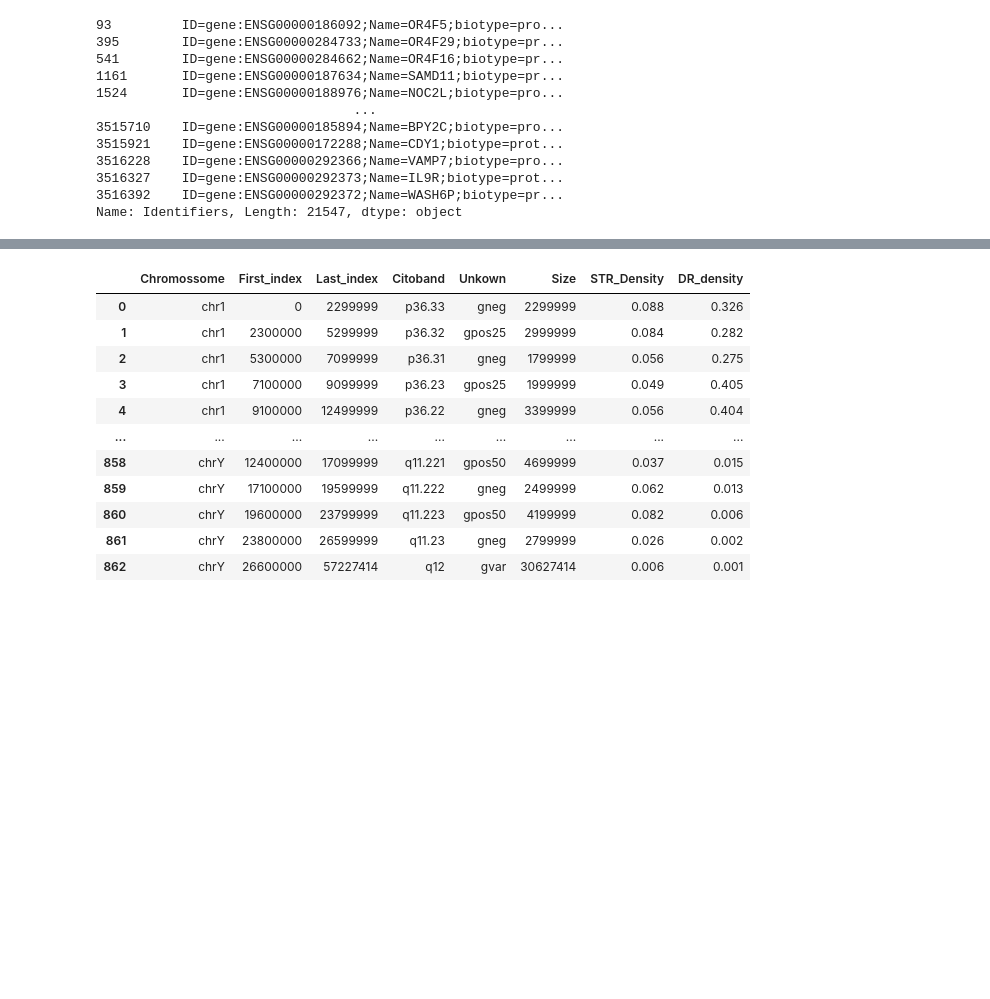
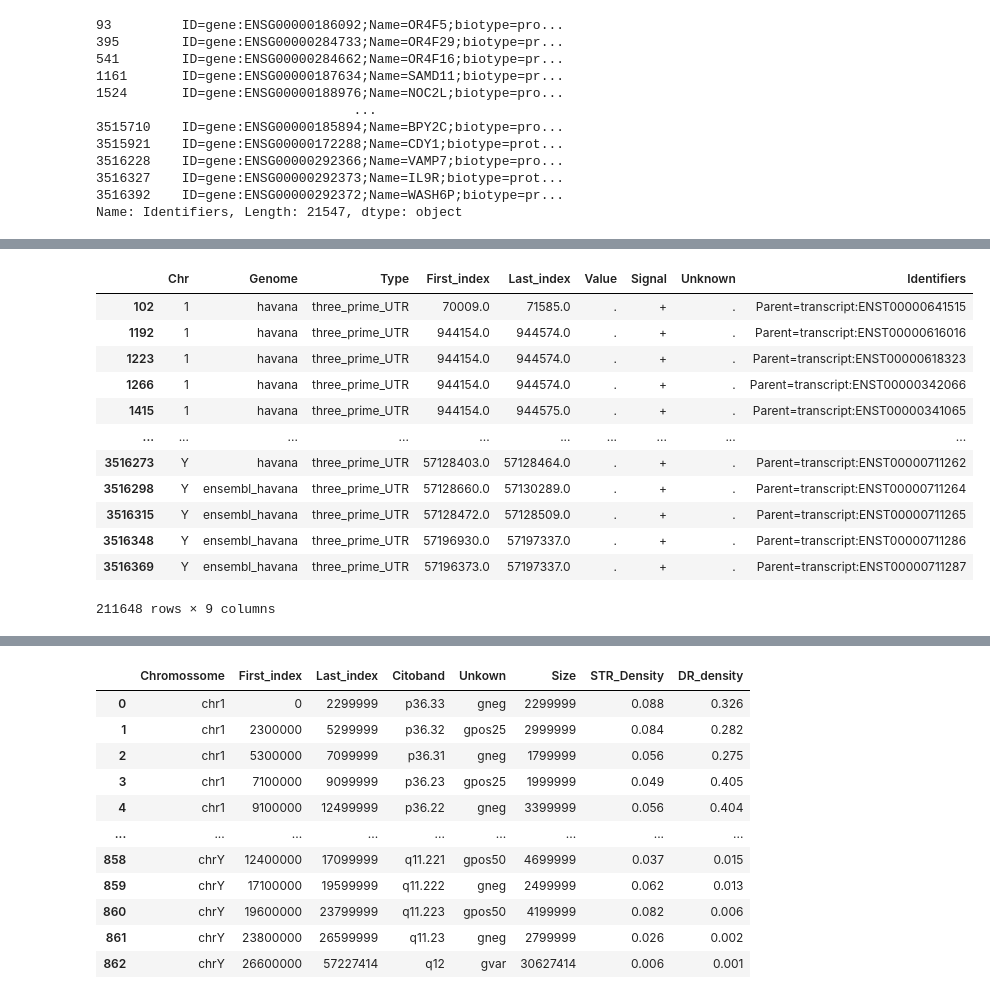
Before and after one commit to AndreSantos2000/A_map_of_privacy-sensitivity_in_human_genomes, a Jupyter notebook: jupyter_scripts/diseaseGenes/DG_densities.ipynb, the cells around one changed output, grey strips where cells are left out. Cells and saved outputs as stored; diff of their text form; code cells hidden in the pictures; blank space fills up the shorter version.

```diff
--- a/jupyter_scripts/diseaseGenes/DG_densities.ipynb
+++ b/jupyter_scripts/diseaseGenes/DG_densities.ipynb
@@ -144,3 +141,17 @@ exons
 # %%
-#mRNAs = tanscripts_df.loc[tanscripts_df['Type'] == "mRNA"]
-#mRNAs
+UTR5 = tanscripts_df.loc[tanscripts_df['Type'] == "three_prime_UTR"]
+UTR5
+# %% [output]
+|  | Chr | Genome | Type | First_index | Last_index | Value | Signal | Unknown | Identifiers |
+| 102 | 1 | havana | three_prime_UTR | 70009.0 | 71585.0 | . | + | . | Parent=transcript:ENST00000641515 |
+| 1192 | 1 | havana | three_prime_UTR | 944154.0 | 944574.0 | . | + | . | Parent=transcript:ENST00000616016 |
+| 1223 | 1 | havana | three_prime_UTR | 944154.0 | 944574.0 | . | + | . | Parent=transcript:ENST00000618323 |
+| 1266 | 1 | havana | three_prime_UTR | 944154.0 | 944574.0 | . | + | . | Parent=transcript:ENST00000342066 |
+| 1415 | 1 | havana | three_prime_UTR | 944154.0 | 944575.0 | . | + | . | Parent=transcript:ENST00000341065 |
+| ... | ... | ... | ... | ... | ... | ... | ... | ... | ... |
+| 3516273 | Y | havana | three_prime_UTR | 57128403.0 | 57128464.0 | . | + | . | Parent=transcript:ENST00000711262 |
+| 3516298 | Y | ensembl_havana | three_prime_UTR | 57128660.0 | 57130289.0 | . | + | . | Parent=transcript:ENST00000711264 |
+| 3516315 | Y | ensembl_havana | three_prime_UTR | 57128472.0 | 57128509.0 | . | + | . | Parent=transcript:ENST00000711265 |
+| 3516348 | Y | ensembl_havana | three_prime_UTR | 57196930.0 | 57197337.0 | . | + | . | Parent=transcript:ENST00000711286 |
+| 3516369 | Y | ensembl_havana | three_prime_UTR | 57196373.0 | 57197337.0 | . | + | . | Parent=transcript:ENST00000711287 |
+211648 rows × 9 columns
```
Also changed, not shown: parts of 50 cells of this notebook, 24 other files.
